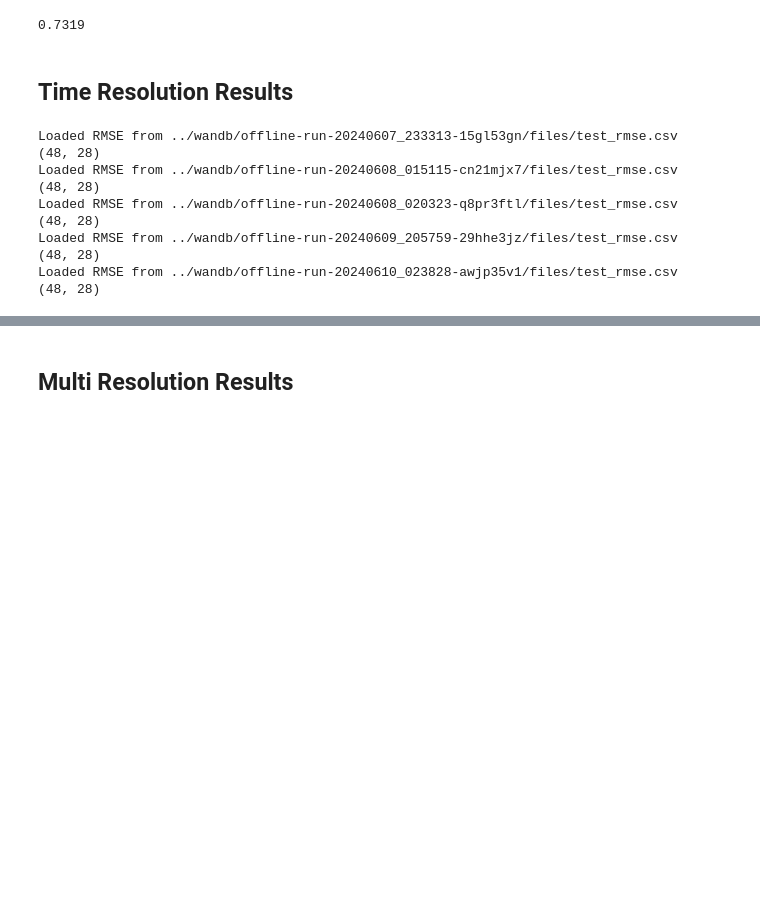
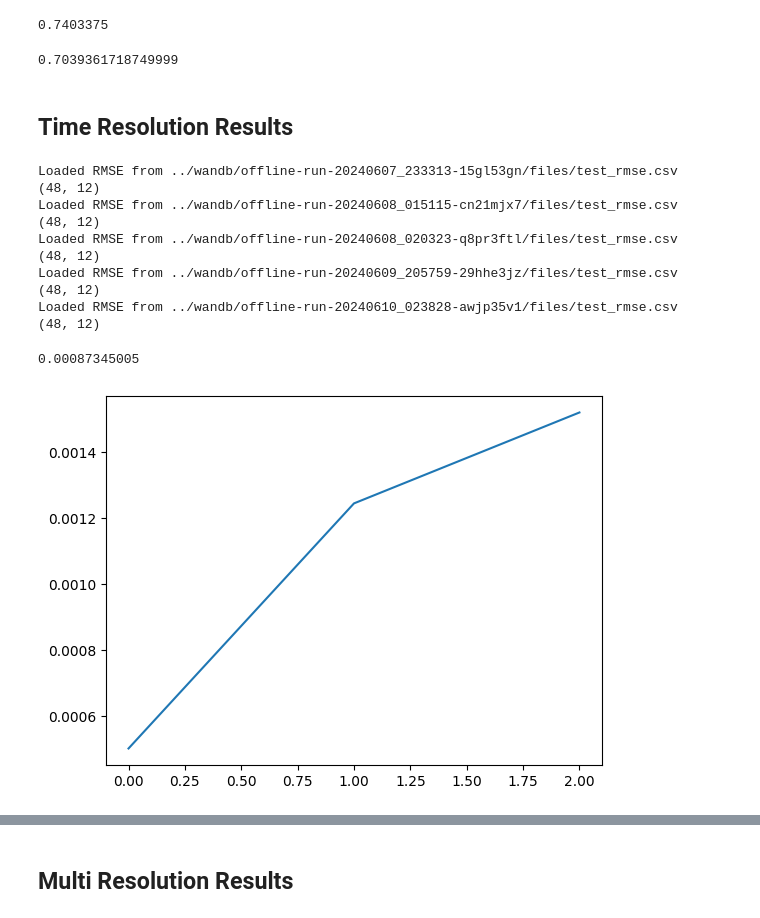
Before and after one commit to bet20ICL/neural-lam, a Jupyter notebook: notebooks/results.ipynb, the cells around one changed output, grey strips where cells are left out. Cells and saved outputs as stored; diff of their text form; code cells hidden in the pictures; blank space fills up the shorter version.

```diff
--- a/notebooks/results.ipynb
+++ b/notebooks/results.ipynb
@@ -9,15 +9,20 @@ import pandas as pd
 
 import neural_lam.utils as utils
 from neural_lam.constants import ERA5UKConstants
-# %%
-0.78 * (1 - 0.37) + (0.7 * 0.5 + 0.6 * 0.5) * 0.37
-# %% [output]
-0.7319
+# %%
+year_4_mods = (75.6 + 83.95 + (68.57 + 80.04 + 80 + 70) / 4 + 70 * 3) / 100 / 6
+print(year_4_mods)
+
+0.78 * (1 - 0.3625) + (year_4_mods * 0.5 + 0.4 * 0.5) * 0.3625
+# %% [output]
+0.7403375
+0.7039361718749999
 # %% [markdown]
 ## Time Resolution Results
 # %%
 def load_rmse(path):
     rmse = np.loadtxt(path, delimiter=',').T
+    rmse = rmse[:, :12]
     print("Loaded RMSE from", path)
     print(rmse.shape)
     return rmse
@@ -30,13 +35,23 @@ time_attention_3_rmse = load_rmse("../wandb/offline-run-20240609_205759-29hhe3jz
 time_attention_2_rmse = load_rmse("../wandb/offline-run-20240610_023828-awjp35v1/files/test_rmse.csv")
 # %% [output]
 Loaded RMSE from ../wandb/offline-run-20240607_233313-15gl53gn/files/test_rmse.csv
-(48, 28)
+(48, 12)
 Loaded RMSE from ../wandb/offline-run-20240608_015115-cn21mjx7/files/test_rmse.csv
-(48, 28)
+(48, 12)
 Loaded RMSE from ../wandb/offline-run-20240608_020323-q8pr3ftl/files/test_rmse.csv
-(48, 28)
+(48, 12)
 Loaded RMSE from ../wandb/offline-run-20240609_205759-29hhe3jz/files/test_rmse.csv
-(48, 28)
+(48, 12)
 Loaded RMSE from ../wandb/offline-run-20240610_023828-awjp35v1/files/test_rmse.csv
-(48, 28)
+(48, 12)
+# %%
+a = np.array([502.0469 * 1e-6, 0.0012448532, 0.001520412])
+x = np.array([500, 700, 850])
+plt.plot(a)
+
+interp_value = np.interp(600, x, a)
+print(interp_value)
+# %% [output]
+0.00087345005
+[figure, added]
 # %%
```
Also changed, not shown: parts of 9 cells of this notebook, 22 other files.
